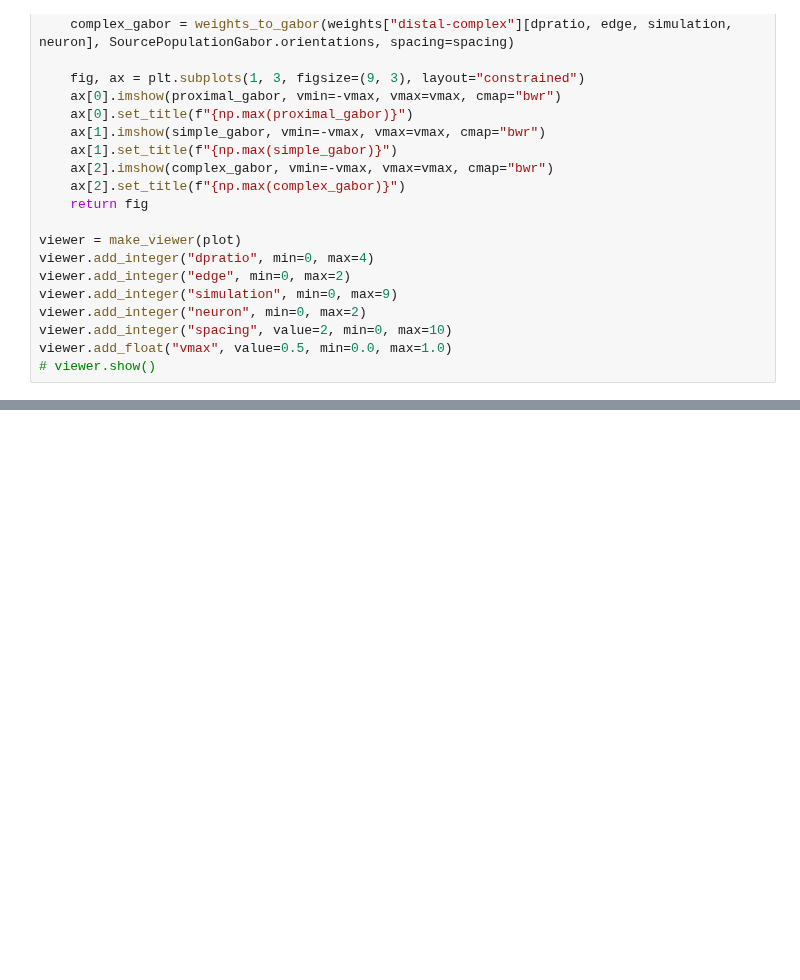
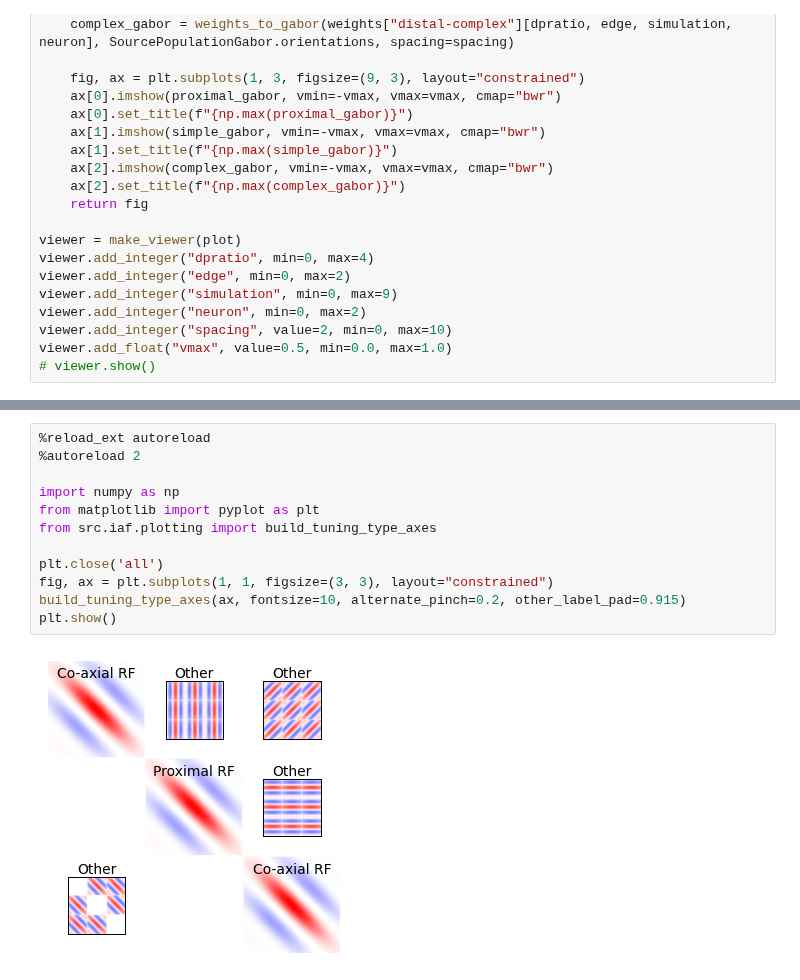
Before and after one commit to landoskape/plasticity-modeling, a Jupyter notebook: notebooks/iaf_hofer_analysis.ipynb, the cells around one changed output, grey strips where cells are left out. Saved outputs shown, nothing was run; the diff lists cells and outputs as text; blank space fills up the shorter version.

```diff
--- a/notebooks/iaf_hofer_analysis.ipynb
+++ b/notebooks/iaf_hofer_analysis.ipynb
@@ -247,0 +243,14 @@ plt.show()
+# %%
+%reload_ext autoreload
+%autoreload 2
+
+import numpy as np
+from matplotlib import pyplot as plt
+from src.iaf.plotting import build_tuning_type_axes
+
+plt.close('all')
+fig, ax = plt.subplots(1, 1, figsize=(3, 3), layout="constrained")
+build_tuning_type_axes(ax, fontsize=10, alternate_pinch=0.2, other_label_pad=0.915)
+plt.show()
+# %% [output]
+[figure, added]
```
Also changed, not shown: parts of 9 cells of this notebook, 5 other files.
